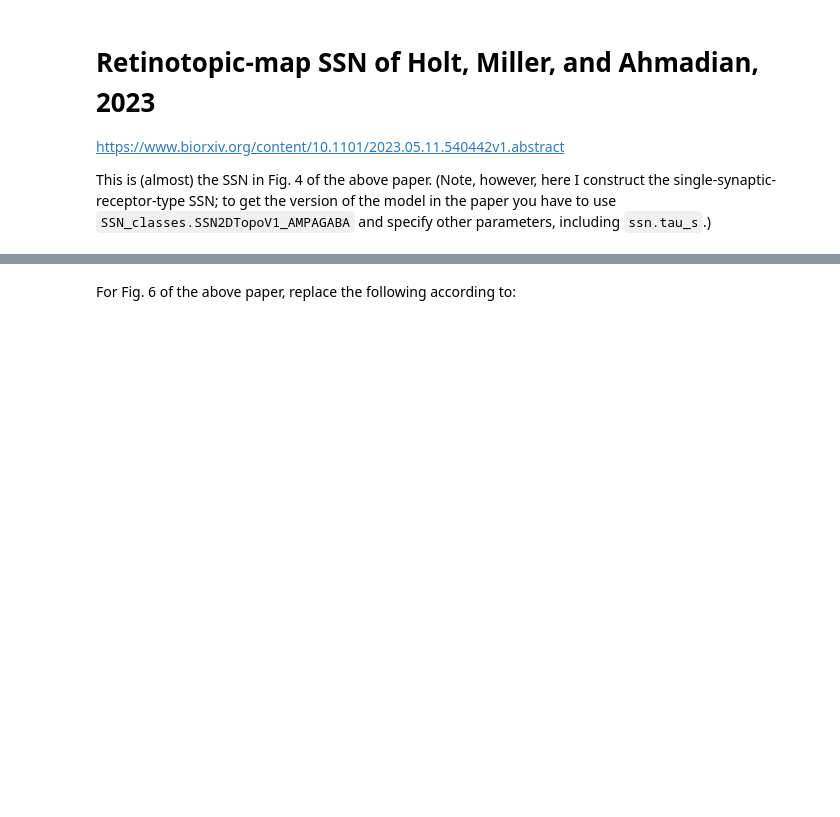
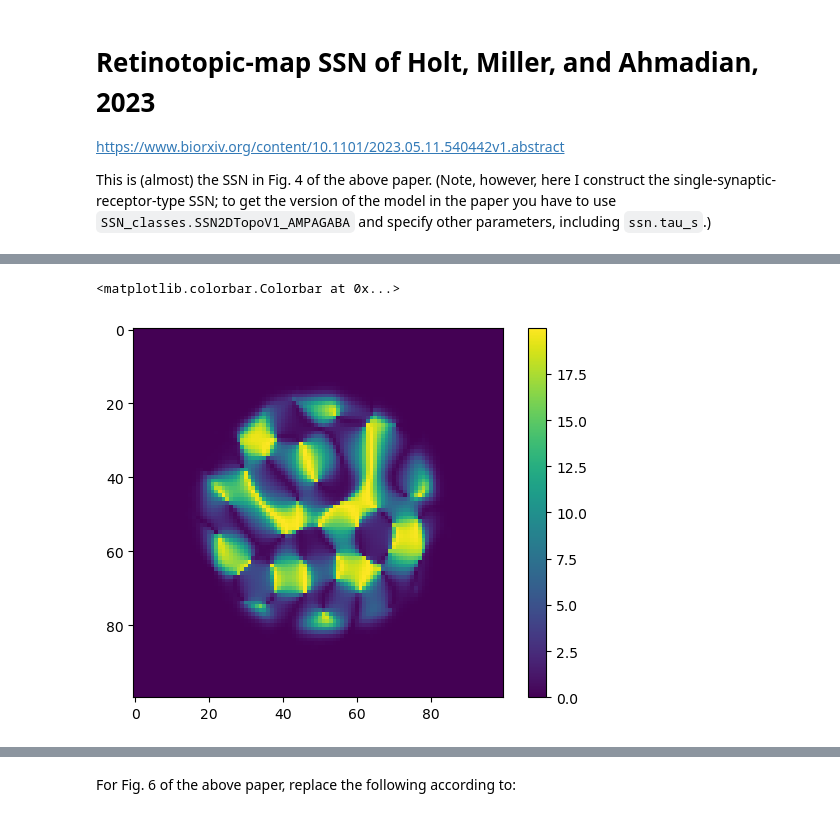
Before and after one commit to derek1909/ssn-simulator, a Jupyter notebook: Simple_Usage.ipynb, the cells around one changed output, grey strips where cells are left out. Cells and saved outputs as stored; diff of their text form; code cells hidden in the pictures; blank space fills up the shorter version.

```diff
--- a/Simple_Usage.ipynb
+++ b/Simple_Usage.ipynb
@@ -210,0 +221,16 @@ ssn.W[200,300]
+# %%
+input_pars = {'gE' :1,
+              'gI' : 0.232,
+              'sig_ori_EF': 32,
+              'sig_ori_IF': 32,
+              'sigma_RF': 3e-2,
+              'radius_s': 1,
+              'ori_s': 0}
+
+input = contrast * ssn.make_grating_input(**input_pars)
+plt.figure()
+plt.imshow(ssn.vec2map(input)[0], cmap='viridis', interpolation='nearest')
+plt.colorbar()
+# %% [output]
+<matplotlib.colorbar.Colorbar at 0x...>
+[figure, added]
```
Also changed, not shown: parts of 5 cells of this notebook.
